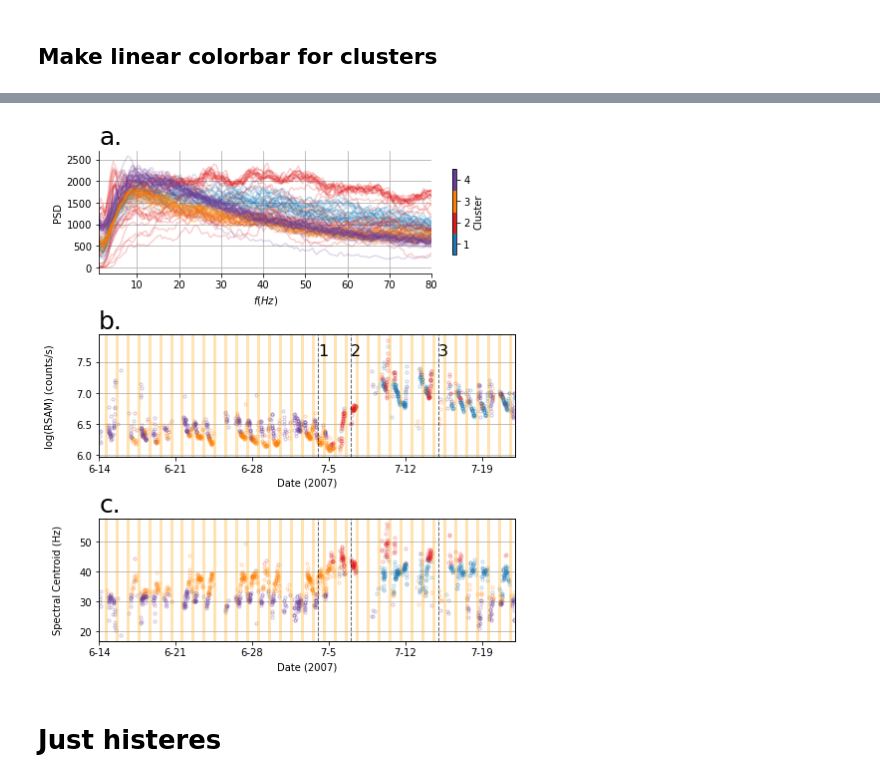
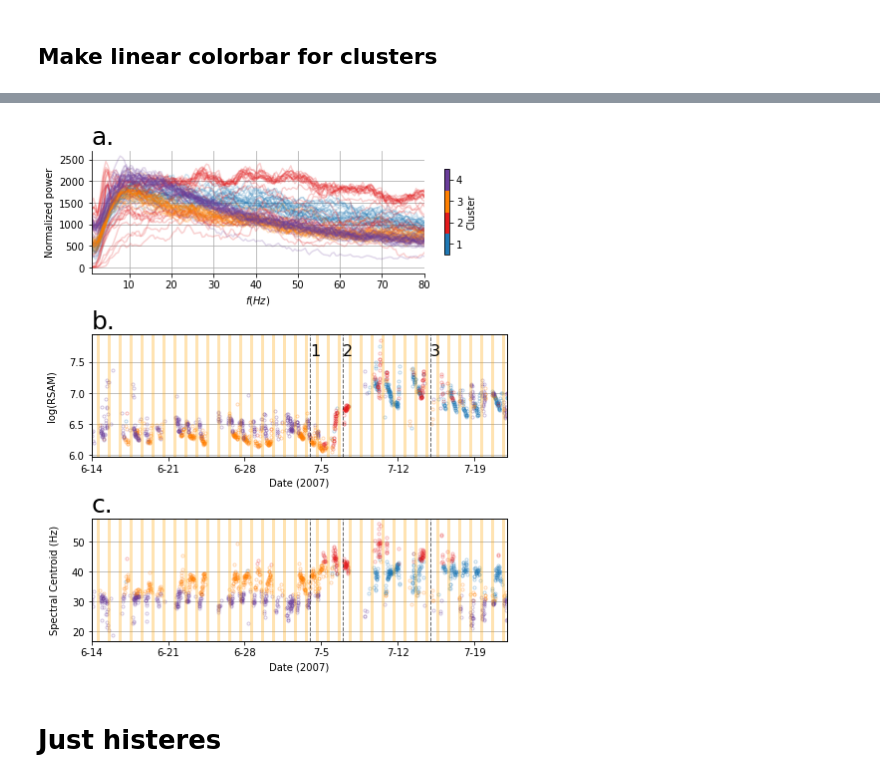
Before and after one commit to tsawi/SawiEtAl_2022, a Jupyter notebook: Events/02_src/plotFigures5_6_11_12.ipynb, the cells around one changed output, grey strips where cells are left out. Drawn from its saved outputs; the diff is of its cells as text; code cells hidden in the pictures.

```diff
--- a/Events/02_src/plotFigures5_6_11_12.ipynb
+++ b/Events/02_src/plotFigures5_6_11_12.ipynb
@@ -896,7 +896,7 @@ for i, evID in enumerate(catRep.event_ID):
     plt.plot(wf_offset,lw=.8,alpha=alpha,c=colors[k-1])
 
     if k==2:
-        ax.set_ylabel('Normalized velocity',labelpad=20)
+        ax.set_ylabel('Normalized counts',labelpad=20)
 
     if k==Kopt:
         ax.set_xticks([400,800,1200])
@@ -1004,12 +1004,14 @@ plt.rcParams['image.cmap']='viridis'#'hsv'#'magma'#'viridis'#'hsv'#'RdBu'
 
 plt.imshow(cc_mat)
 cbar = plt.colorbar(pad=.03,shrink=.5)
-cbar.set_label('Correlation coefficient',labelpad=4,fontsize = 10)
+cbar.set_label('Correlation coefficient',labelpad=4,fontsize = 8)
 
 plt.clim(0,1)
 
 ax.set_xlabel('Event number')
 ax.set_ylabel('Event number')
+ax.set_xticks(np.arange(0,91,30))
+ax.set_yticks(np.arange(0,91,30))
 
 for kk in range(1,Kopt+1):
 
@@ -1019,9 +1021,9 @@ for kk in range(1,Kopt+1):
 
 ttt = 15
 sss = 30
-ax.text(10,-3,'Cl1',color=colors[0],fontsize=ttt)
-ax.text(35,-3,'Cl2',color=colors[1],fontsize=ttt)
-ax.text(65,-3,'Cl3',color=colors[2],fontsize=ttt)
+ax.text(8,-3,'Cl1',color=colors[0],fontsize=ttt)
+ax.text(37,-3,'Cl2',color=colors[1],fontsize=ttt)
+ax.text(67,-3,'Cl3',color=colors[2],fontsize=ttt)
 
 
 ax.text(-15,-195,'a.',color='k',fontsize=sss)
@@ -1038,5 +1040,5 @@ ax.text(120,-4,'d.',color='k',fontsize=sss)
 gs.update(wspace=.2,hspace=0)## hspace must equal 0
 
 
-plt.savefig(pathFig+ f'06_wf_noStack_CC.jpg',bbox_inches='tight')
+plt.savefig(pathFig+ f'Figure_9.jpg',bbox_inches='tight',dpi=300)
 # %% [output]
@@ -1071,9 +1073,9 @@ if loadCats:
 # %% [markdown]
 # Figure inset
 # %%
-plt.rcParams.update({'font.size': 10})
+plt.rcParams.update({'font.size': 24})
 
-fig,axes = plt.subplots(figsize = (width2/2,height2/4))#,sharex=True)#,constrained_layout=True)
+fig,axes = plt.subplots(figsize = (width2/1,height2/2))#,sharex=True)#,constrained_layout=True)
 
 template_index=0
 
@@ -1088,11 +1090,12 @@ gs = gridspec.GridSpec(1,2)
 ax = plt.subplot(gs[0])
 
 figureFunctions2.plotFeatureBoxPlot(df_stat,Kopt,'log10RSAM',ax=ax,**plt_kwargs)
-ax.set_title('log10(RSAM) \n ($m/s^2$)')
-ax.set_xlabel('Cluster',labelpad=4,fontsize=15)
+ax.set_title('log10(RSAM)')
+ax.set_xlabel('Cluster',labelpad=4,fontsize=25)
 
-# ax.set_xticks([])
-# ax.set_xticklabels('')
+ax.set_yticks(np.arange(4,9))
+ax.set_yticklabels(np.arange(4,9))
+
 ax.set_ylabel('')
 # ax.grid('off')
 
@@ -1105,10 +1108,13 @@ figureFunctions2.plotFeatureBoxPlot(df_stat,Kopt,'SC',ax=ax,**plt_kwargs)
 
 
 ax.set_ylabel('')
-ax.set_xlabel('Cluster',labelpad=4,fontsize=15)
+ax.set_xlabel('Cluster',labelpad=4,fontsize=24)
 ax.set_title('Spectral \n centroid ($Hz$)')
-# ax.set_xticks([])
+ax.set_yticks(np.arange(20,70,10))
+ax.set_yticklabels(np.arange(20,70,10))
 
 gs.update(wspace=.4,hspace=0)
-plt.savefig(pathFig+ f'06_box_inset_3.jpg',bbox_inches='tight')
+
+
+plt.savefig(pathFig+ f'Fig9_inset_box_inset_3.jpg',bbox_inches='tight',dpi=300)
 # %% [output]
@@ -1498,7 +1219,7 @@ for k in range(1,KoptN+1):
     ax.spines['bottom'].set_visible(True)
 
 #     ax.set_ylabel("20*log10(|counts/s$^2$|$^2$)")
-    ax.set_ylabel("PSD")
+    ax.set_ylabel("Normalized power")
 
     ax.set_xlabel('$f (Hz)$',labelpad=4)
 
@@ -1552,7 +1273,7 @@ ax.axvline(drainEndt,c=lc,linestyle='--',linewidth=lw2, alpha=alphaT)
 ax.text(supraDraint,yy,'1',fontsize=ff)
 ax.text(subDraint,yy,'2',fontsize=ff)
 ax.text(drainEndt,yy,'3',fontsize=ff)
-ax.set_ylabel('log(RSAM) (counts/s)', labelpad=21)
+ax.set_ylabel('log(RSAM)', labelpad=12)
 
 
 ax.yaxis.grid()
@@ -1621,7 +1342,7 @@ ax2.set_xticks(day_ticks)
 ax2.set_xticklabels(day_labels)
 #     plt.tight_layout()
 # plt.ylim(-1e7,train_set['log10abs_sum'].max())
-ax2.set_ylabel('Spectral Centroid (Hz)', labelpad=16)
+ax2.set_ylabel('Spectral Centroid (Hz)', labelpad=12)
 
 ax5 = ax.twinx()
 ax5.set_yticks([])
@@ -1635,35 +1356,35 @@ ax6.set_yticklabels([])
 # figureFunctions2.plotLake(lake_df,meteor_df.rain,ax=ax5,**plt_kwargs)
 # figureFunctions2.plotLake(lake_df,meteor_df.rain,ax=ax6,**plt_kwargs)
 
 
 ax2.set_xticks(day_ticks)
 ax2.set_xticklabels(day_labels)
 ax2.set_xlabel('Date (2007)')
 ax2.set_title('c.',fontsize=atext,loc='left')
 
 
 
 ####### ####### ####### ####### ####### ####### #######
 ####### ####### ####### ####### ####### ####### #######
 ### Labels, etc
 ####### ####### ####### ####### ####### ####### #######
 ####### ####### ####### ####### ####### ####### #######
 ####### ####### ####### ####### ####### ####### #######
 
 ttt = 15
 sss = 30
 
 # ax.text(-25,-150,'a.',color='k',fontsize=sss)
 # ax.text(-25,-4,'b.',color='k',fontsize=sss)
 # ax.text(120,-4,'c.',color='k',fontsize=sss)
 
 
 gs.update(wspace=1.5,hspace=2)
 
 
-plt.savefig(pathFig+ f'11a_NoiseResults_noHist.jpg',dpi=300)
+plt.savefig(pathFig+ f'Figure_10.jpg',dpi=300)
 # %% [output]
-[figure, old version]
+[figure, new version]
 # %% [markdown]
 # Just histeres
 # %%
```
Also changed, not shown: parts of 6 cells of this notebook, 6 other files.
